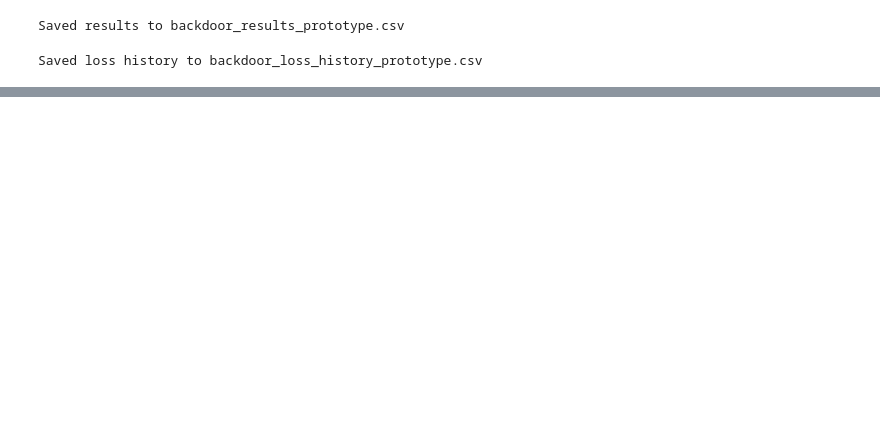
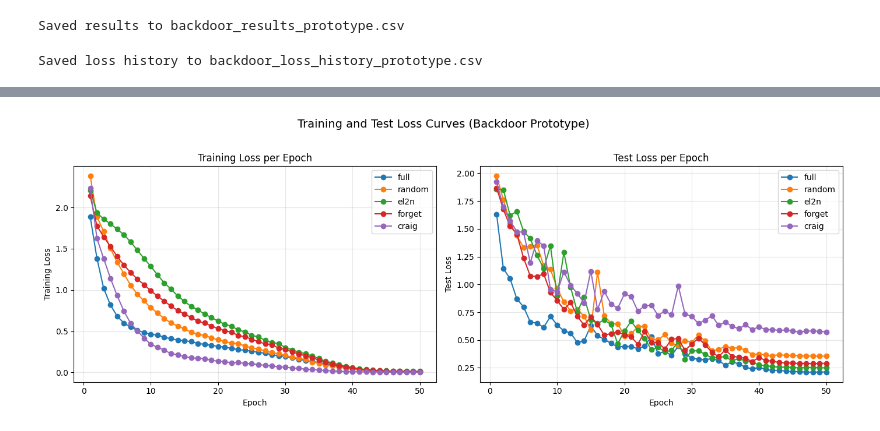
Before and after one commit to sarthikac/cs260d_final_project_pruning_poisoning, a Jupyter notebook: final_poison_prune_selection_notebook.ipynb, the cells around one changed output, grey strips where cells are left out. Saved outputs shown, nothing was run; the diff lists cells and outputs as text; code cells hidden in the pictures; blank space fills up the shorter version.

```diff
--- a/final_poison_prune_selection_notebook.ipynb
+++ b/final_poison_prune_selection_notebook.ipynb
@@ -250,0 +259,4 @@ plot_results(res_backdoor, title='Backdoor Poisoning Results (Prototype)')
+# %%
+# Backdoor experiment
+res_backdoor = run_all_methods(poison_frac=0.02, subset_frac=subset_frac, selection_methods=selection_methods, device=device)
+print('\nBackdoor results:'); print(res_backdoor)
@@ -250,0 +293,4 @@ plot_results(res_backdoor, title='Backdoor Poisoning Results (Prototype)')
+# %%
+plot_loss_curves(res_backdoor, title='Training and Test Loss Curves (Backdoor Prototype)')
+# %% [output]
+[figure, added]
```
Also changed, not shown: parts of 6 cells of this notebook, 3 other files.
